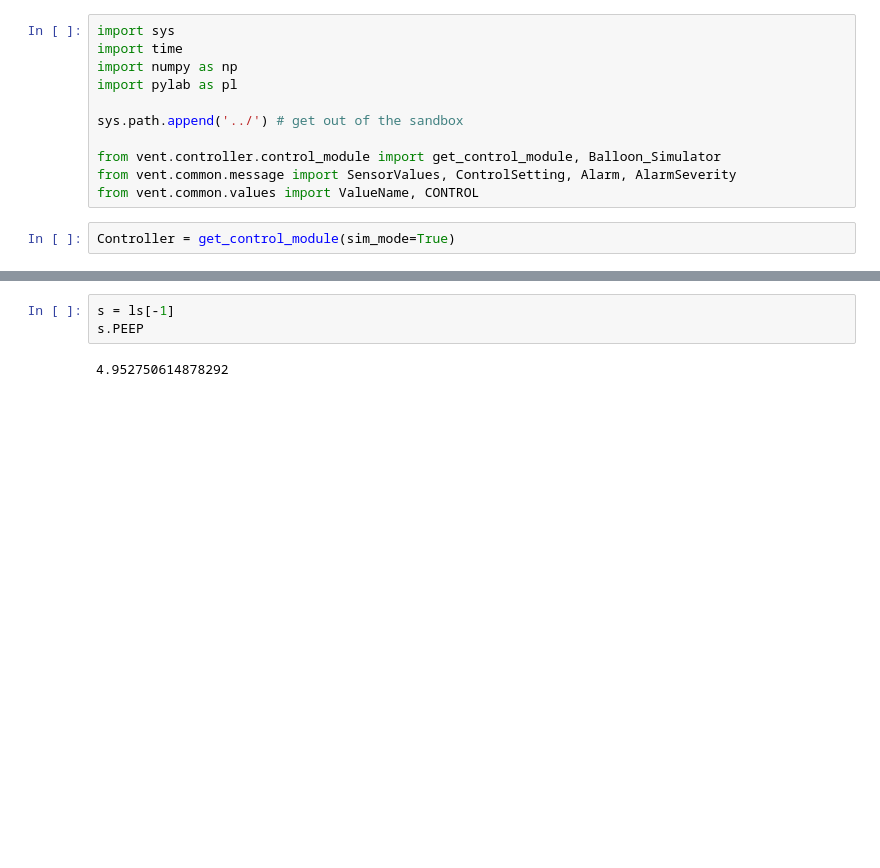
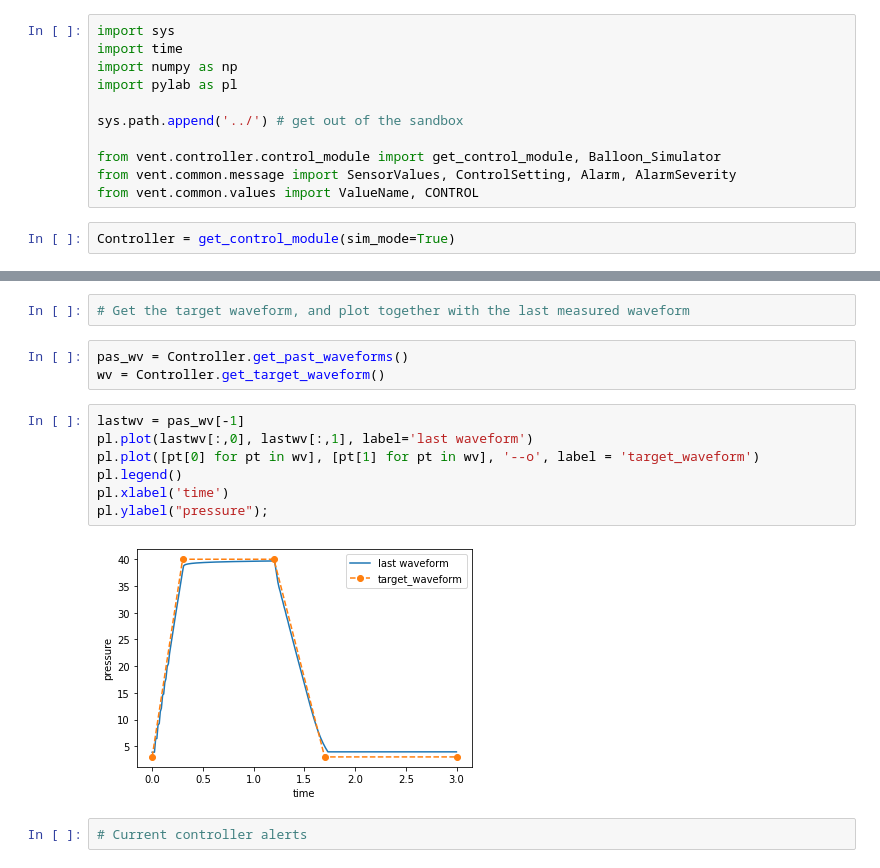
Before and after one commit to CohenLabPrinceton/pvp, a Jupyter notebook: sandbox/testPIDControllerClass.ipynb, the cells around one changed output, grey strips where cells are left out. Drawn from its saved outputs; the diff is of its cells as text; blank space fills up the shorter version.

```diff
--- a/sandbox/testPIDControllerClass.ipynb
+++ b/sandbox/testPIDControllerClass.ipynb
@@ -46,8 +54,19 @@ Controller.stop()
-# %%
-s = ls[-1]
-s.PEEP
-# %% [output]
-4.952750614878292
+# %%
+# Get the target waveform, and plot together with the last measured waveform
+# %%
+pas_wv = Controller.get_past_waveforms()
+wv = Controller.get_target_waveform()
+# %%
+lastwv = pas_wv[-1]
+pl.plot(lastwv[:,0], lastwv[:,1], label='last waveform')
+pl.plot([pt[0] for pt in wv], [pt[1] for pt in wv], '--o', label = 'target_waveform')
+pl.legend()
+pl.xlabel('time')
+pl.ylabel("pressure");
+# %% [output]
+[figure, added]
+# %%
+# Current controller alerts
 # %%
 pl.rcParams['figure.figsize'] = [15, 4]
 
```
Also changed, not shown: parts of 5 cells of this notebook, 1 other file.
